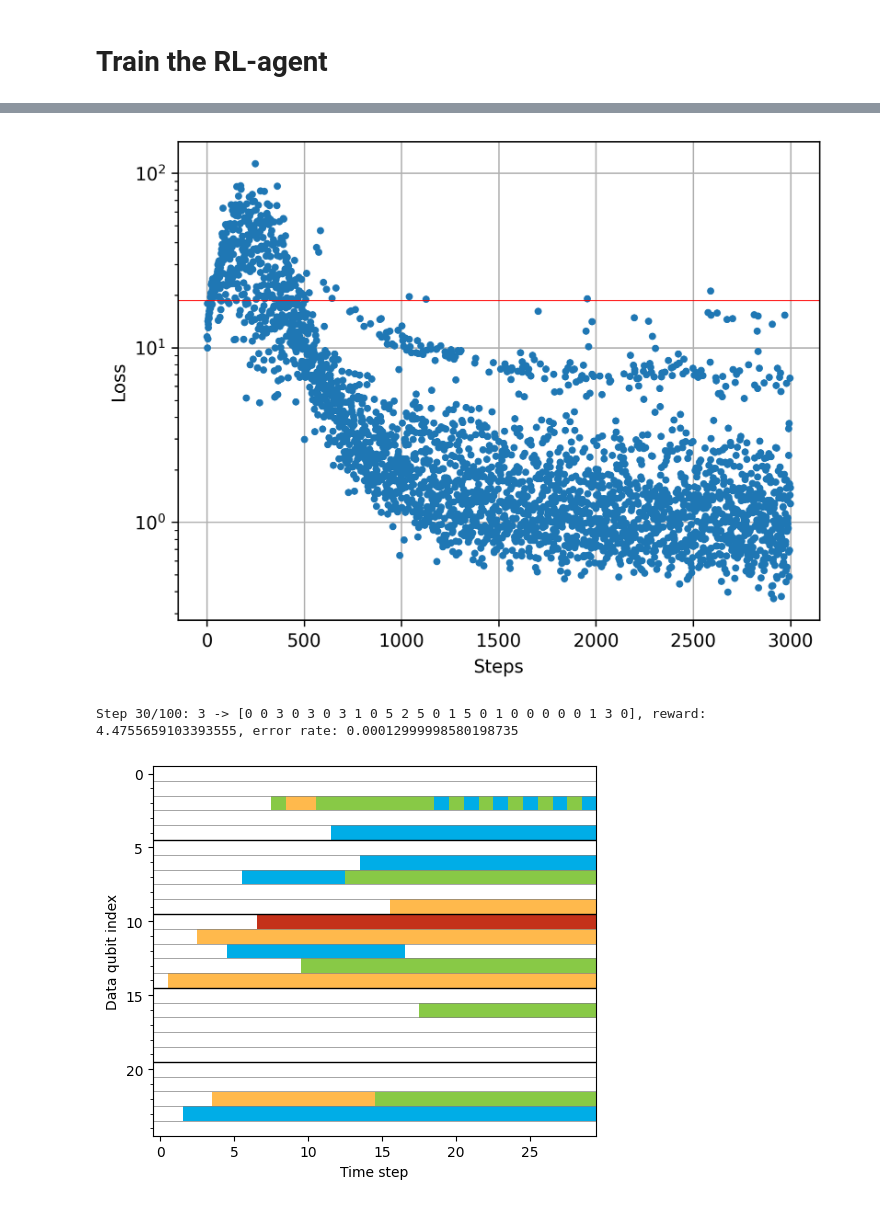
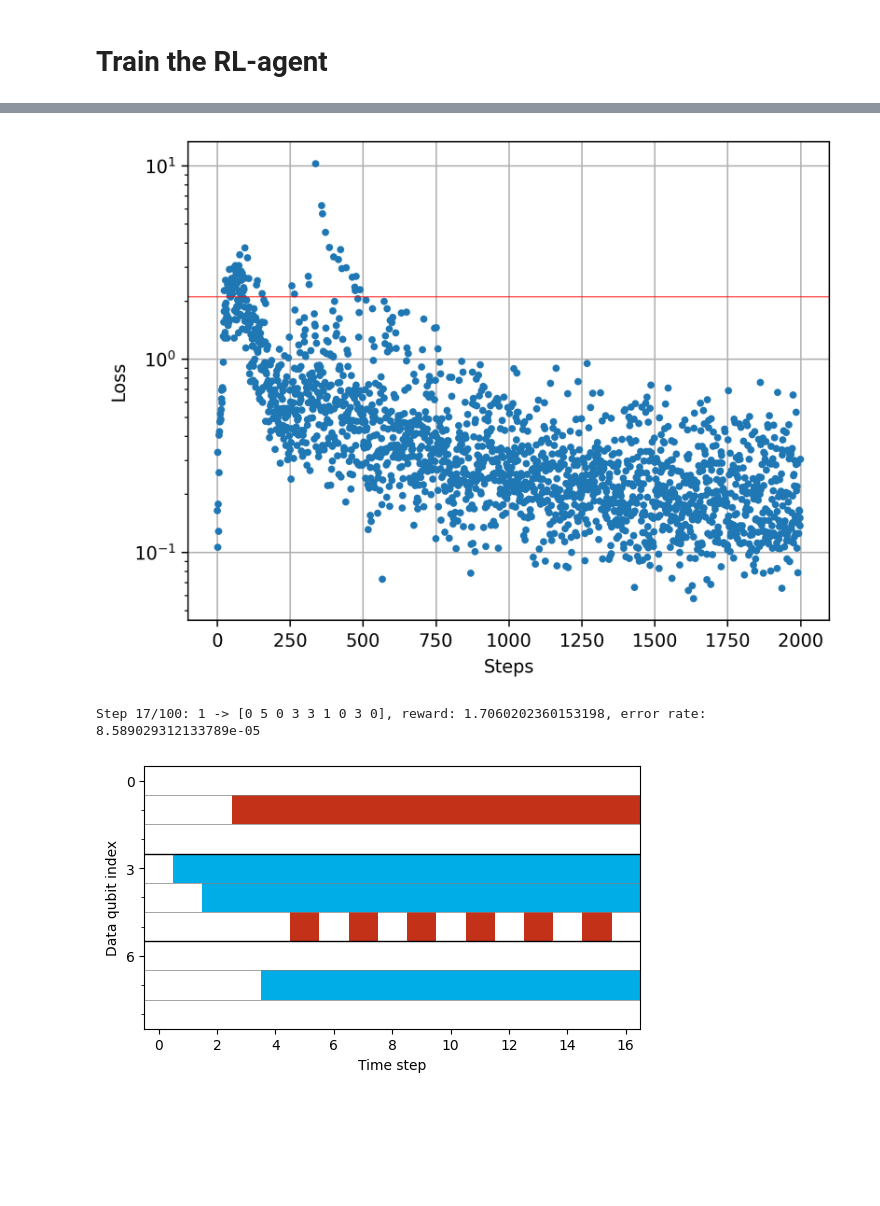
Before and after one commit to JuliusRye/QEC, a Jupyter notebook: Modules/reinforcement_learning_deformation_search.ipynb, the cells around one changed output, grey strips where cells are left out. Saved outputs shown, nothing was run; the diff lists cells and outputs as text; code cells hidden in the pictures; blank space fills up the shorter version.

```diff
--- a/Modules/reinforcement_learning_deformation_search.ipynb
+++ b/Modules/reinforcement_learning_deformation_search.ipynb
@@ -22,10 +22,10 @@ from time import time
 # %% [markdown]
 # Hyper parameters
 # %%
-TRAINING_BATCHES = 3000
+TRAINING_BATCHES = 2000
 
-CODE_DISTANCE = 5
-EPISODE_LENGTH = 30 # Set to -1 to disable
+CODE_DISTANCE = 3
+EPISODE_LENGTH = 3*CODE_DISTANCE**2 # Set to -1 to disable
 
 INIT_LEARNING_RATE = 0
 LEARNING_RATE = 1E-3
@@ -35,7 +35,7 @@ DECAY_RATE = 0.8
 
 SEED = 362
 
-ENVIRONMENT_TYPE = "CNN-G" # PML or CNN-G
+ENVIRONMENT_TYPE = "PML" # PML or CNN-G
 AGENT_CONV_LAYERS = [(12,3,1,1), (18,3,1,1), (12,3,1,1), (6,3,1,1)]
 
 # Training baches are low enough to all be stored in the buffer
@@ -62,7 +62,7 @@ elif epsilon_scaling_option == 1:
     # 50% decaying to 0% exploitation
     EPSILON_START = 0.5
     EPSILON_END = 0.0
-    EPSILON_DECAY_RATE = 0.01
+    EPSILON_DECAY_RATE = 0.005
     scaling_name = "decay"
 elif epsilon_scaling_option == 2:
     # 0% exploitation
@@ -533,9 +549,10 @@ plt.ylabel('Loss')
 plt.yscale('log')
 # plt.xlim(50000, 51000)
 plt.axhline(jnp.square(rewards).mean(), color='red', lw=.5)
+# plt.ylim(1E-2, 1E0)
 plt.show()
 # %% [output]
-[figure, old version]
+[figure, new version]
 # %%
 key = random.key(SEED)
 max_steps = 100
@@ -570,17 +587,17 @@ for i in range(1, max_steps):
     error_rates_ = error_rates_.at[i].set(error_rate_)
     print(f"Step {i+1}/{max_steps}: {deformation_action_idx} -> {deformation_}, reward: {reward_}, error rate: {error_rate_}", end='\r')
 # %% [output]
-Step 30/100: 3 -> [0 0 3 0 3 0 3 1 0 5 2 5 0 1 5 0 1 0 0 0 0 0 1 3 0], reward: 4.4755659103393555, error rate: 0.00012999998580198735
+Step 17/100: 1 -> [0 5 0 3 3 1 0 3 0], reward: 1.7060202360153198, error rate: 8.589029312133789e-05
 # %%
-# plt.imshow(jnp.array([0,0,2,3,3,2])[deformations_[:i].T], interpolation="nearest", cmap=deformation_cmap, vmin=-.5, vmax=5.5)
-plt.imshow(deformations_[:i].T, interpolation="nearest", cmap=deformation_cmap, vmin=-.5, vmax=5.5)
+plt.imshow(jnp.array([0,0,2,3,3,2])[deformations_[:i].T], interpolation="nearest", cmap=deformation_cmap, vmin=-.5, vmax=5.5)
+# plt.imshow(deformations_[:i].T, interpolation="nearest", cmap=deformation_cmap, vmin=-.5, vmax=5.5)
 plt.xlabel("Time step")
 plt.ylabel("Data qubit index")
 plt.xlim(-.5, i-.5)
 plt.yticks(jnp.arange(0, deformations_.shape[1], CODE_DISTANCE))
 plt.yticks(jnp.arange(0, deformations_.shape[1]), minor=True)
 plt.hlines(jnp.arange(CODE_DISTANCE**2)[1:]-.5, [-1]*(CODE_DISTANCE**2-1), [error_rates.shape[0]]*(CODE_DISTANCE**2-1), color='gray', lw=.5)
 plt.hlines(CODE_DISTANCE*jnp.arange(CODE_DISTANCE)[1:]-.5, [-1]*(CODE_DISTANCE-1), [error_rates.shape[0]]*(CODE_DISTANCE-1), color='k', lw=1)
 plt.show()
 # %% [output]
-[figure, old version]
+[figure, new version]
```
Also changed, not shown: parts of 9 cells of this notebook, 3 other files.
